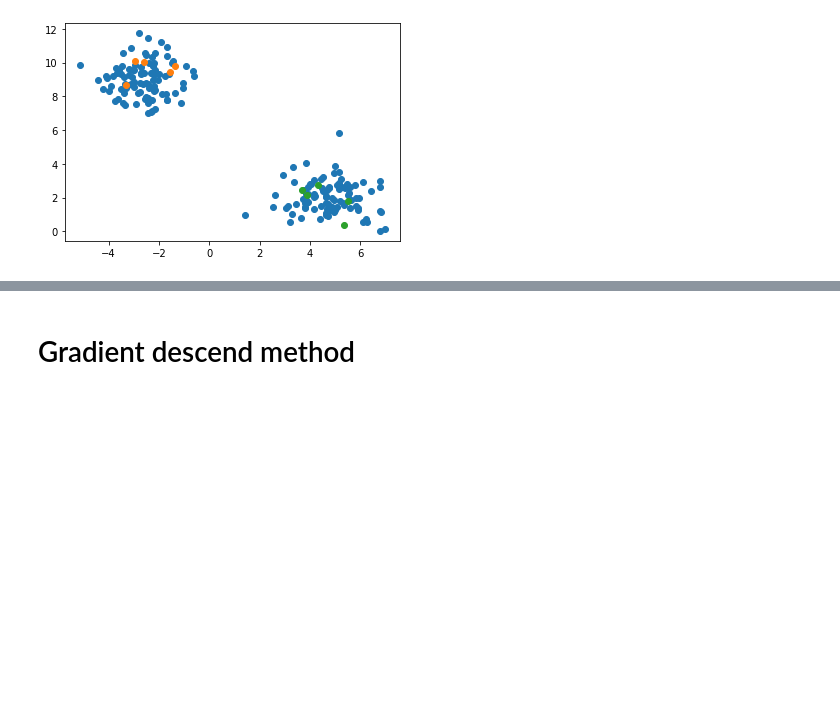
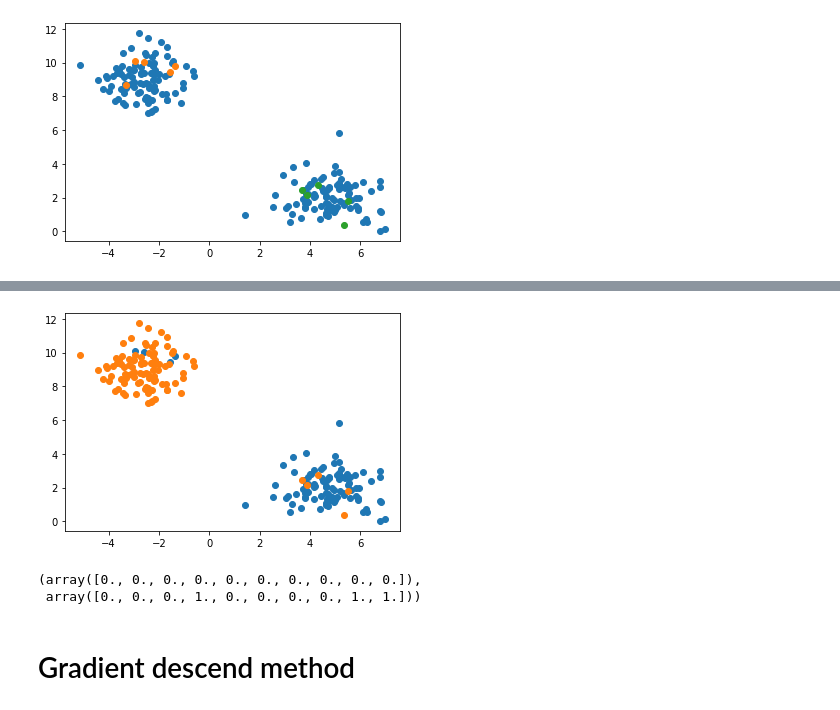
Before and after one commit to PashaIanko/Semi-Supervised-Labelling, a Jupyter notebook: main_notebook.ipynb, the cells around one changed output, grey strips where cells are left out. Cells and saved outputs as stored; diff of their text form; code cells hidden in the pictures; blank space fills up the shorter version.

```diff
--- a/main_notebook.ipynb
+++ b/main_notebook.ipynb
@@ -136,0 +233,15 @@ for c in clusters:
+# %%
+Y_delabeled[Y_delabeled < 0.5] = 0
+Y_delabeled[Y_delabeled >= 0.5] = 1
+
+fig, ax = plt.subplots()
+
+clusters = np.unique(Y_delabeled)
+for c in clusters:
+    mask = Y_delabeled == c
+    subset = X[mask]
+    ax.scatter(
+        subset[:, 0],
+        subset[:, 1],
+        marker = 'o'
+    )
@@ -137,3 +250,25 @@ for c in clusters:
+# %%
+Y_preds[Y_preds < 0.5] = 0
+Y_preds[Y_preds >= 0.5] = 1
+
+fig, ax = plt.subplots()
+
+clusters = np.unique(Y_preds)
+for c in clusters:
+    mask = Y_preds == c
+    subset = X[mask]
+    ax.scatter(
+        subset[:, 0],
+        subset[:, 1],
+        marker = 'o'
+    )
+# %% [output]
+[figure, added]
+# %%
+Y_delabeled[unlabeled_idxs][:10], Y_preds[unlabeled_idxs][:10]
+# %% [output]
+(array([0., 0., 0., 0., 0., 0., 0., 0., 0., 0.]),
+ array([0., 0., 0., 1., 0., 0., 0., 0., 1., 1.]))
 # %% [markdown]
 # Gradient descend method
 # %% [markdown]
```
Also changed, not shown: parts of 5 cells of this notebook.
